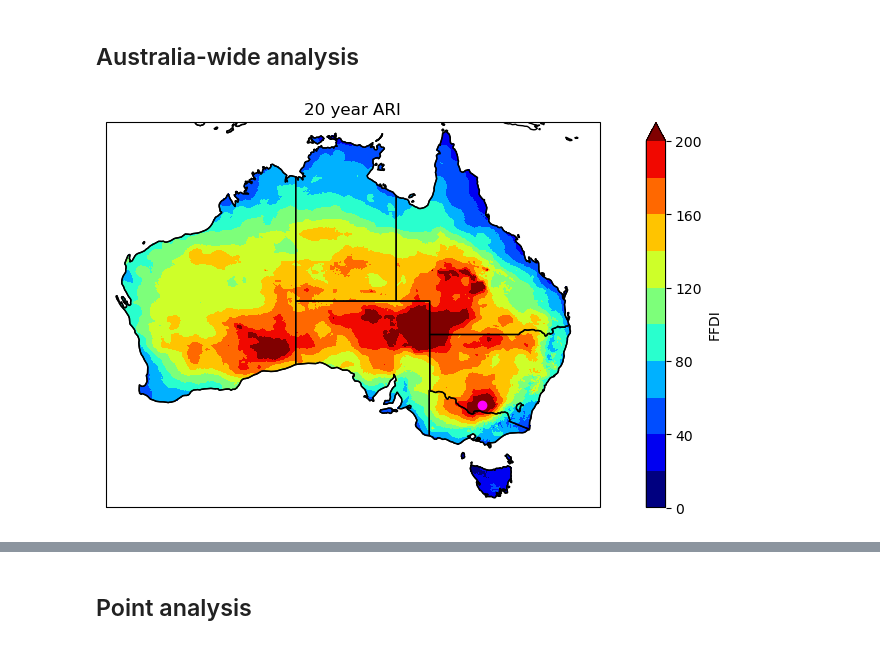
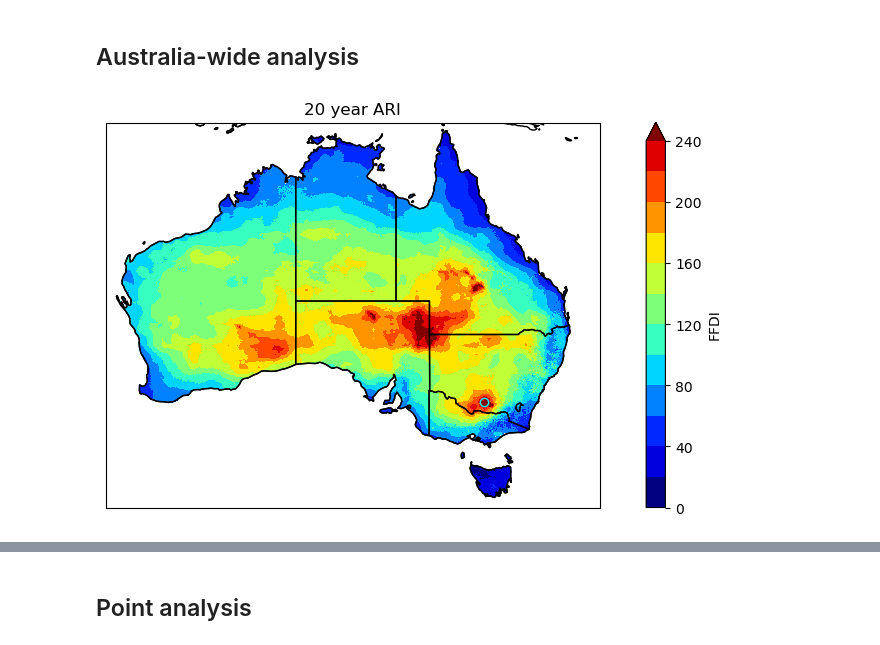
Before and after one commit to climate-innovation-hub/frequency-analysis, a Jupyter notebook: examples/hot_spot.ipynb, the cells around one changed output, grey strips where cells are left out. Saved outputs shown, nothing was run; the diff lists cells and outputs as text; code cells hidden in the pictures.

```diff
--- a/examples/hot_spot.ipynb
+++ b/examples/hot_spot.ipynb
@@ -48,0 +36,9 @@ assert 'ari' in locals(), "Must provide an ARI (-p ari)"
+# %%
+# Parameters
+lat = -35.1
+lon = 145.9
+ari_var = "FFDI"
+ari = 20
+ari_file = "/g/data/wp00/QQSCALE/GFDL-ESM2M/FFDI/rcp85/2036-2065/GEV/FFDI_GFDL-ESM2M_rcp85_2036-2065_ARI20_ANN.nc"
+data_files = "/g/data/wp00/QQSCALE/GFDL-ESM2M/FFDI/rcp85/2036-2065/ffdi.????.nc*"
+data_var = "FFDI"
@@ -51,7 +56,6 @@ assert 'ari' in locals(), "Must provide an ARI (-p ari)"
 # %%
 def plot_aus(
     da,
-    selection,
     title,
     outfile=None,
     cmap=None,
@@ -69,7 +73,7 @@ def plot_aus(
     """
     fig = plt.figure(figsize=[12,5])
     ax = fig.add_subplot(111, projection=ccrs.PlateCarree())
-    da.sel(selection).plot.contourf(
+    da.plot(
         ax=ax,
         levels=levels,
         extend=extend,
@@ -82,7 +86,7 @@ def plot_aus(
     plt.title(title)
     if point:
         lon, lat = point
-        ax.plot(lon, lat, 'o', color='magenta', zorder=5, transform=ccrs.PlateCarree())
+        ax.plot(lon, lat, 'o', color='cyan', markerfacecolor='none', zorder=5, transform=ccrs.PlateCarree())
     if outfile:
         plt.savefig(
             outfile,
@@ -96,16 +100,15 @@ def plot_aus(
 # %%
 if os.path.isfile(ari_file):
     ds_ari = xr.open_dataset(ari_file)
     plot_aus(
-        ds_ari[ari_var],
-        {'return_period': ari},
+        ds_ari[ari_var].sel({'return_period': ari}),
         f'{ari} year ARI',
         outfile=ari_plot,
         cmap='jet',
-        levels=np.arange(0, 201, 20),
+        levels=np.arange(0, 241, 20),
         extend='max',
         clabel='FFDI',
         point=[lon, lat],
     )
 # %% [output]
-[figure, old version]
+[figure, new version]
```
Also changed, not shown: parts of 8 cells of this notebook.
